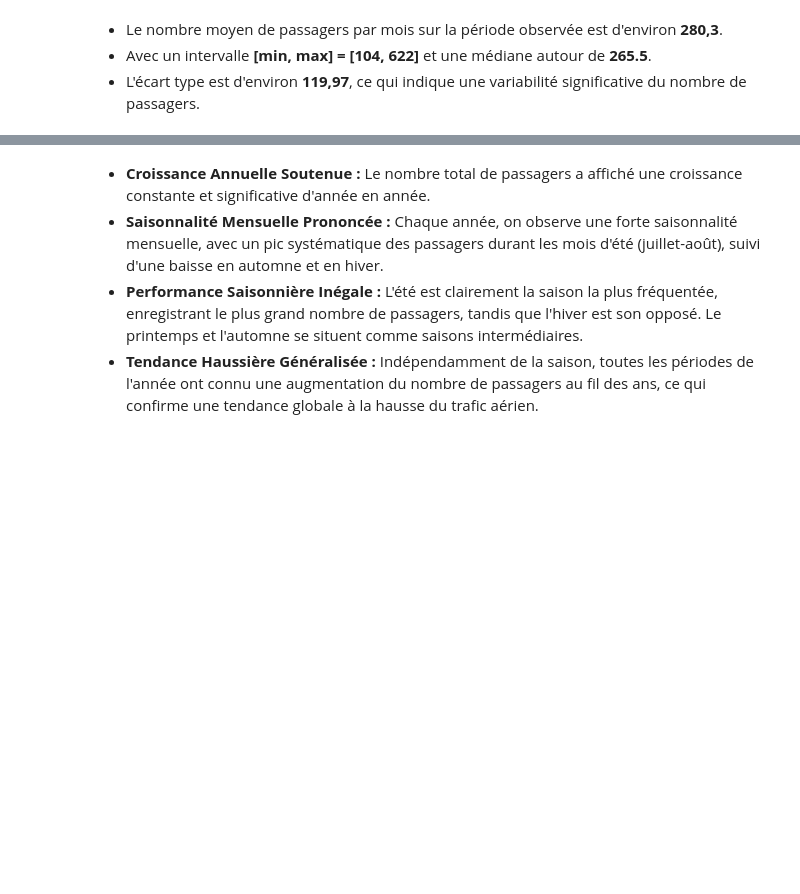
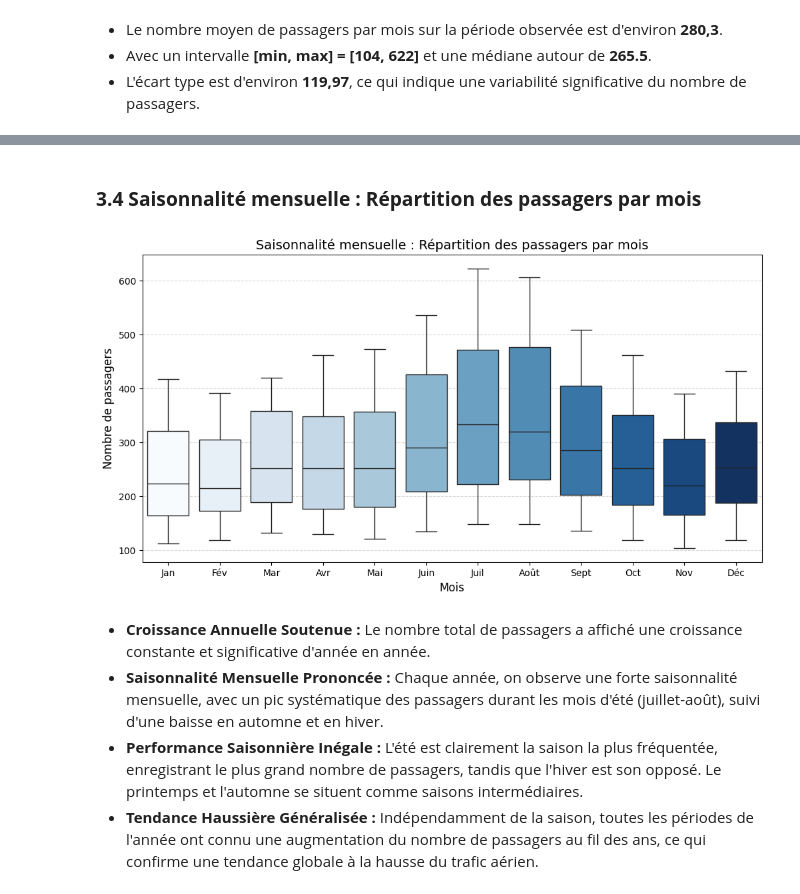
Before and after one commit to keinlarry/Airline-Passengers, a Jupyter notebook: notebook/Airline_Passengers.ipynb, the cells around one changed output, grey strips where cells are left out. Drawn from its saved outputs; the diff is of its cells as text; code cells hidden in the pictures; blank space fills up the shorter version.

```diff
--- a/notebook/Airline_Passengers.ipynb
+++ b/notebook/Airline_Passengers.ipynb
@@ -113,4 +141,0 @@ data.describe().T
-# %%
-data['month'] = pd.to_datetime(data['month'])   # Transformation de la colonne mois et données temporelles
-data['year'] = data['month'].dt.year            # Extraction du temps uniquement
-annual_passengers = data.groupby('year')['total_passengers'].sum()
@@ -179,3 +178,24 @@ plt.show()
+# %% [markdown]
+### **3.4 Saisonnalité mensuelle : Répartition des passagers par mois**
+# %%
+# Création d'un DataFrame temporaire pour séparer les mois et les passagers
+df_saison = data.copy()
+df_saison['Mois'] = df_saison.index.month
+
+# Création du Boxplot
+plt.figure(figsize=(12, 6))
+sns.boxplot(x='Mois', y='total_passengers', data=df_saison, hue='Mois',palette='Blues', legend=False)
+
+# Titre et axes
+plt.title('Saisonnalité mensuelle : Répartition des passagers par mois', fontsize=14)
+plt.xlabel('Mois', fontsize=12)
+plt.ylabel('Nombre de passagers', fontsize=12)
+plt.xticks(range(0, 12), ['Jan', 'Fév', 'Mar', 'Avr', 'Mai', 'Juin', 'Juil', 'Août', 'Sept', 'Oct', 'Nov', 'Déc'])
+
+plt.grid(axis='y', linestyle='--', alpha=0.5)
+plt.show()
+# %% [output]
+[figure, added]
 # %% [markdown]
 *   **Croissance Annuelle Soutenue :** Le nombre total de passagers a affiché une croissance constante et significative d'année en année.
 *   **Saisonnalité Mensuelle Prononcée :** Chaque année, on observe une forte saisonnalité mensuelle, avec un pic systématique des passagers durant les mois d'été (juillet-août), suivi d'une baisse en automne et en hiver.
```
Also changed, not shown: parts of 13 cells of this notebook.
